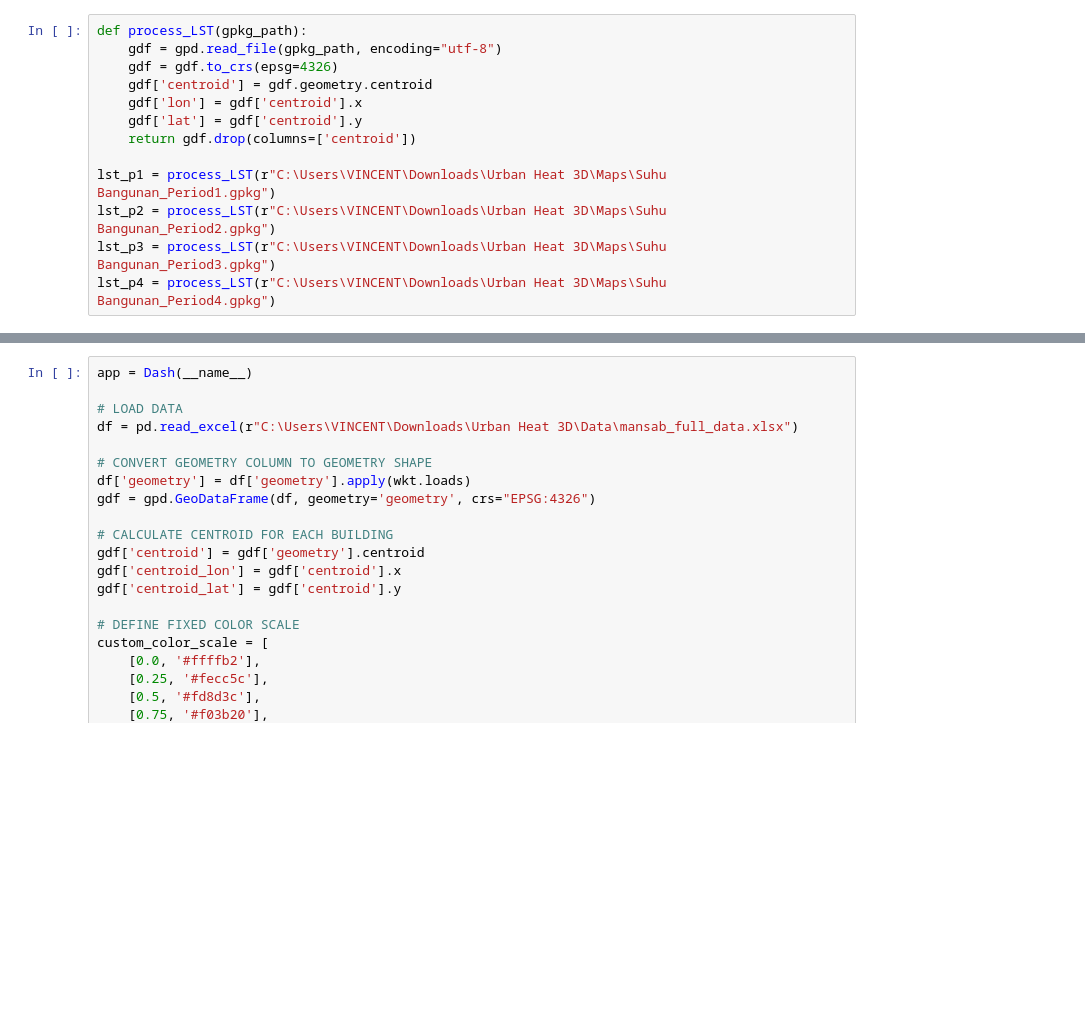
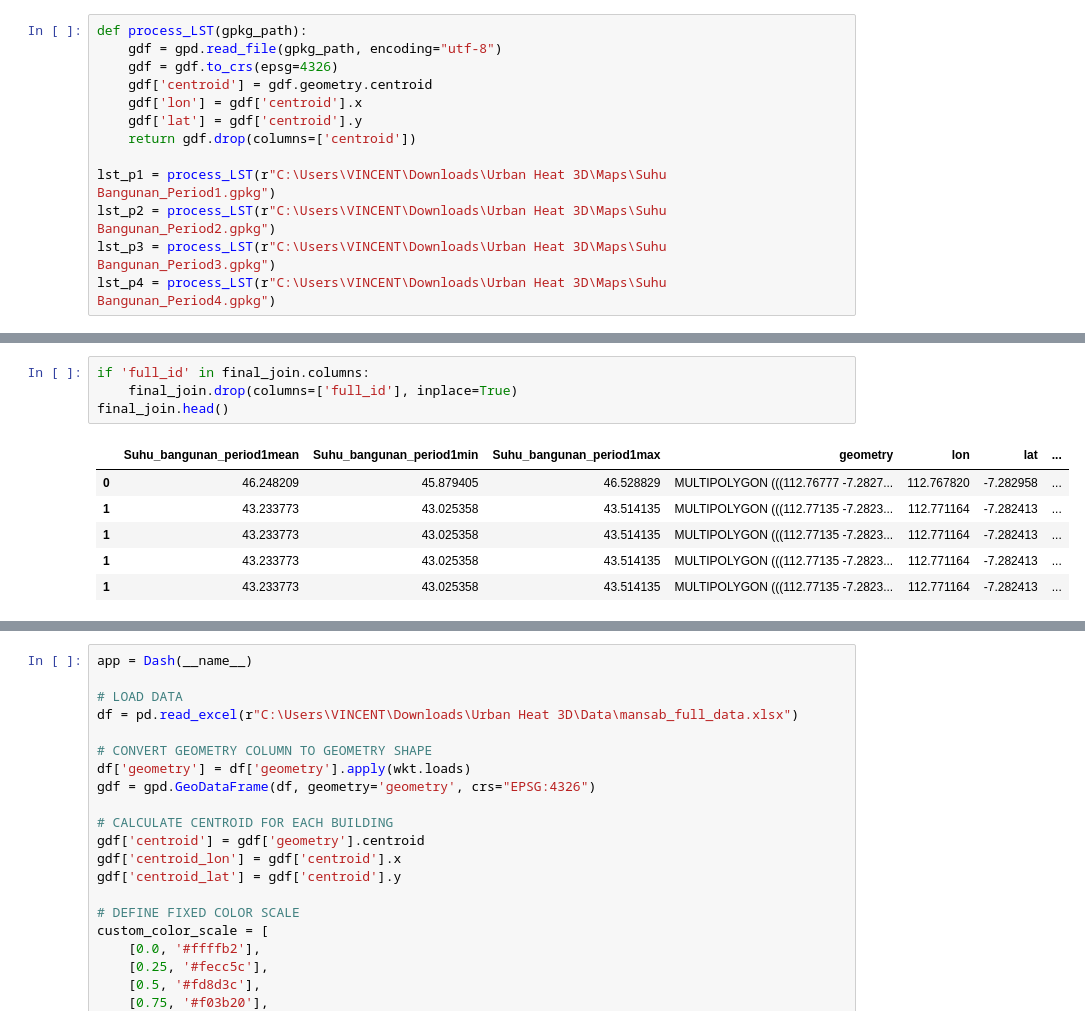
Before and after one commit to JuanVincent2002/3D-Visualization, a Jupyter notebook: 3D_Map.ipynb, the cells around one changed output, grey strips where cells are left out. Drawn from its saved outputs; the diff is of its cells as text; blank space fills up the shorter version.

```diff
--- a/3D_Map.ipynb
+++ b/3D_Map.ipynb
@@ -160,3 +165,14 @@ final_join.head()
+# %%
+if 'full_id' in final_join.columns:
+	final_join.drop(columns=['full_id'], inplace=True)
+final_join.head()
+# %% [output]
+|  | Suhu_bangunan_period1mean | Suhu_bangunan_period1min | Suhu_bangunan_period1max | geometry | lon | lat | ... |
+| 0 | 46.248209 | 45.879405 | 46.528829 | MULTIPOLYGON (((112.76777 -7.2827... | 112.767820 | -7.282958 | ... |
+| 1 | 43.233773 | 43.025358 | 43.514135 | MULTIPOLYGON (((112.77135 -7.2823... | 112.771164 | -7.282413 | ... |
+| 1 | 43.233773 | 43.025358 | 43.514135 | MULTIPOLYGON (((112.77135 -7.2823... | 112.771164 | -7.282413 | ... |
+| 1 | 43.233773 | 43.025358 | 43.514135 | MULTIPOLYGON (((112.77135 -7.2823... | 112.771164 | -7.282413 | ... |
+| 1 | 43.233773 | 43.025358 | 43.514135 | MULTIPOLYGON (((112.77135 -7.2823... | 112.771164 | -7.282413 | ... |
 # %%
 period_options ={
     "Periode 1" : "Suhu_bangunan_period1mean",
```
Also changed, not shown: parts of 4 cells of this notebook.
